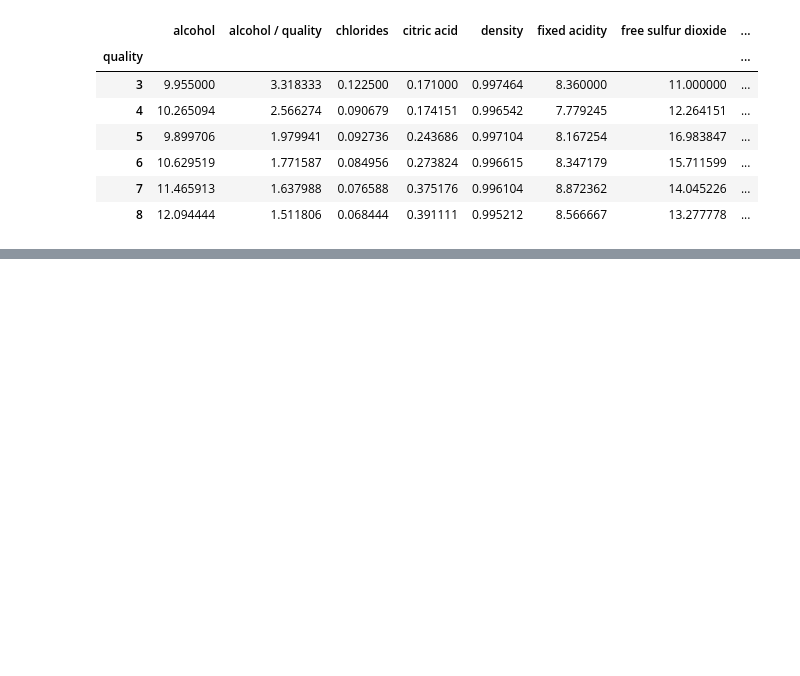
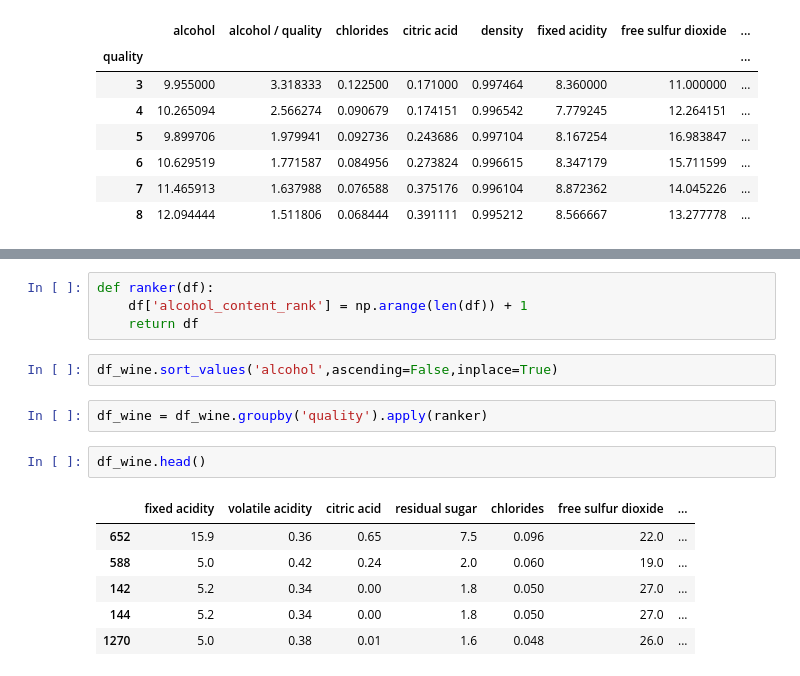
Before and after one commit to aki-06/Data_Science, a Jupyter notebook: 20180505_データ解析の基礎.ipynb, the cells around one changed output, grey strips where cells are left out. Cells and saved outputs as stored; diff of their text form; blank space fills up the shorter version.

```diff
--- a/20180505_データ解析の基礎.ipynb
+++ b/20180505_データ解析の基礎.ipynb
@@ -388,0 +411,17 @@ df_wine.pivot_table(index=['quality'])
+# %%
+def ranker(df):
+    df['alcohol_content_rank'] = np.arange(len(df)) + 1
+    return df
+# %%
+df_wine.sort_values('alcohol',ascending=False,inplace=True)
+# %%
+df_wine = df_wine.groupby('quality').apply(ranker)
+# %%
+df_wine.head()
+# %% [output]
+|  | fixed acidity | volatile acidity | citric acid | residual sugar | chlorides | free sulfur dioxide | ... |
+| 652 | 15.9 | 0.36 | 0.65 | 7.5 | 0.096 | 22.0 | ... |
+| 588 | 5.0 | 0.42 | 0.24 | 2.0 | 0.060 | 19.0 | ... |
+| 142 | 5.2 | 0.34 | 0.00 | 1.8 | 0.050 | 27.0 | ... |
+| 144 | 5.2 | 0.34 | 0.00 | 1.8 | 0.050 | 27.0 | ... |
+| 1270 | 5.0 | 0.38 | 0.01 | 1.6 | 0.048 | 26.0 | ... |
```
Also changed, not shown: parts of 11 cells of this notebook.
